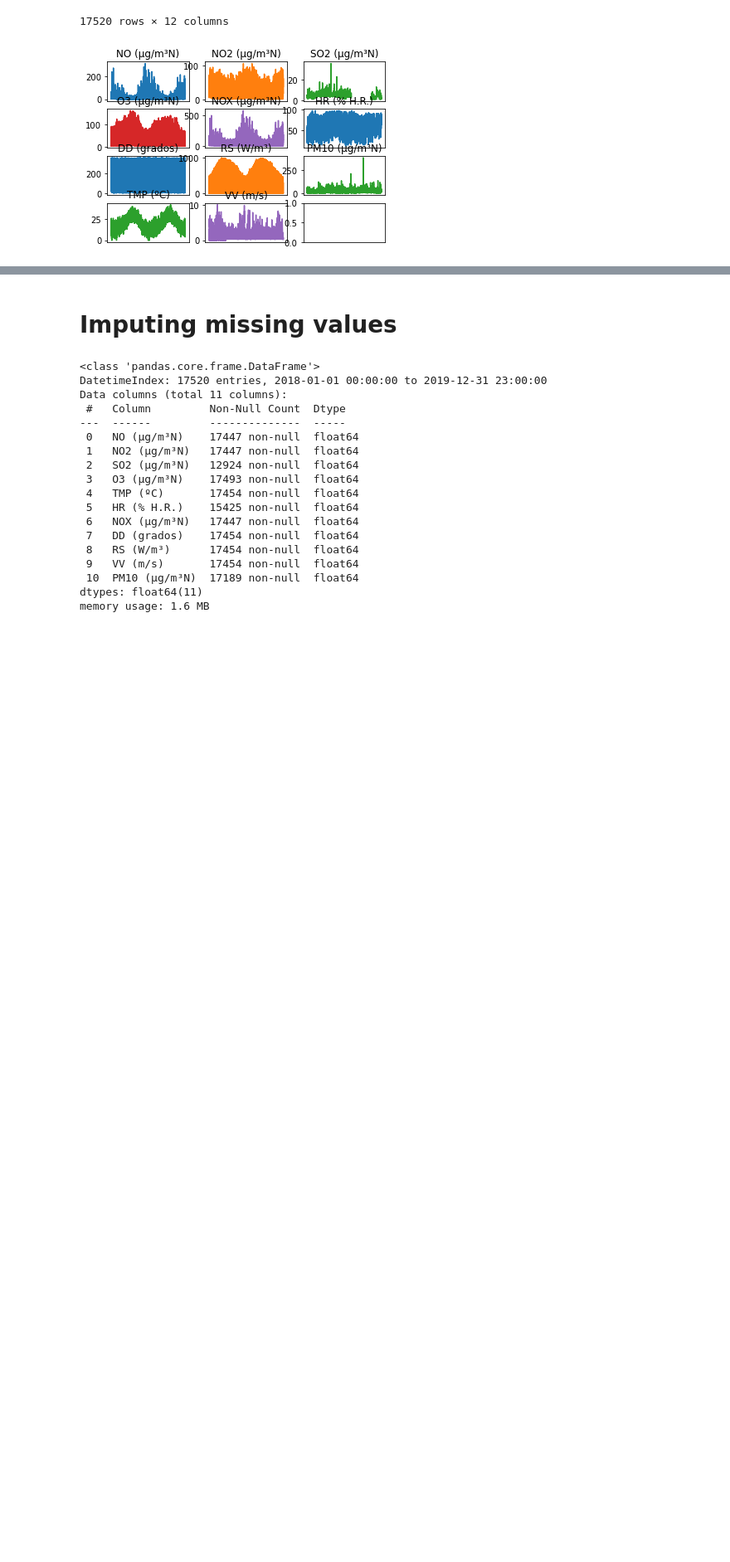
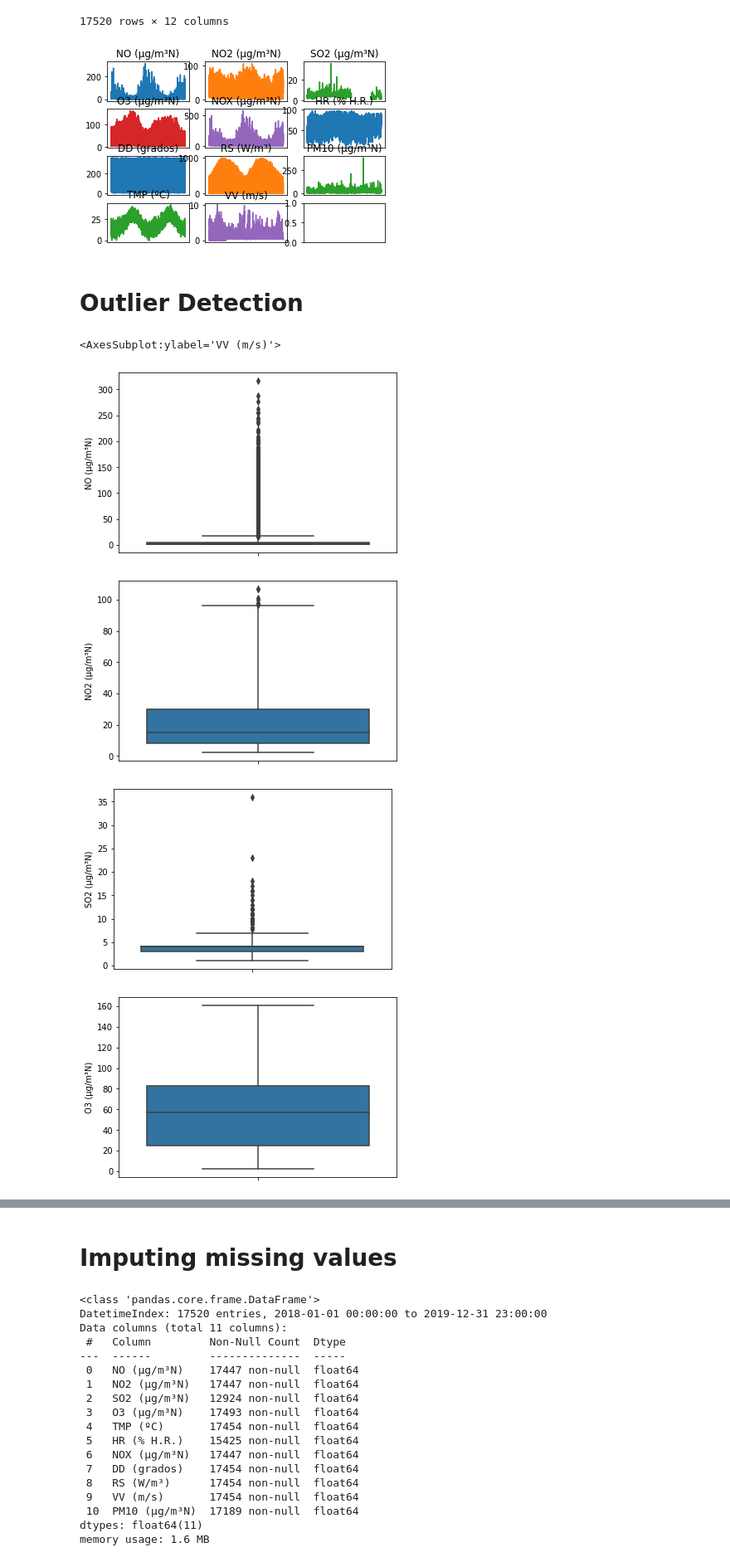
Before and after one commit to PritikaRamu/Air-Pollution-Prediction, a Jupyter notebook: Jupyter Notebook/SOP.ipynb, the cells around one changed output, grey strips where cells are left out. Shown at 83% size. Drawn from its saved outputs; the diff is of its cells as text; code cells hidden in the pictures; blank space fills up the shorter version.

Commit message:
outliers

```diff
--- a/Jupyter Notebook/SOP.ipynb
+++ b/Jupyter Notebook/SOP.ipynb
@@ -197,3 +197,46 @@ for i in [0,1,2,3]:
         axs[i, j].tick_params(axis='x',which='both', bottom=False, top=False, labelbottom=False)
 # %% [output]
 [figure]
+# %% [markdown]
+# Outlier Detection
+# %%
+%matplotlib inline
+
+plot1=plt.figure(1)
+sns.boxplot(y=alcantarilla['NO (µg/m³N)'], whis =3)
+
+plot2=plt.figure(2)
+sns.boxplot(y=alcantarilla['NO2 (µg/m³N)'], whis = 3)
+
+plot3=plt.figure(3)
+sns.boxplot(y=alcantarilla['SO2 (µg/m³N)'], whis = 3)
+
+plot4=plt.figure(4)
+sns.boxplot(y=alcantarilla['O3 (µg/m³N)'], whis = 3)
+
+plot5=plt.figure(5)
+sns.boxplot(y=alcantarilla['NOX (µg/m³N)'], whis = 3)
+
+plot6=plt.figure(6)
+sns.boxplot(y=alcantarilla['HR (% H.R.)'], whis = 3)
+
+plot7=plt.figure(7)
+sns.boxplot(y=alcantarilla['DD (grados)'], whis = 3)
+
+plot8=plt.figure(8)
+sns.boxplot(y=alcantarilla['RS (W/m³)'], whis = 3)
+
+plot9=plt.figure(9)
+sns.boxplot(y=alcantarilla['PM10 (µg/m³N)'], whis = 3)
+
+plot10=plt.figure(10)
+sns.boxplot(y=alcantarilla['TMP (ºC)'], whis = 3)
+
+plot11=plt.figure(11)
+sns.boxplot(y=alcantarilla['VV (m/s)'], whis = 3)
+# %% [output]
+<AxesSubplot:ylabel='VV (m/s)'>
+[figure, added]
+[figure, added]
+[figure, added]
+[figure, added]
```
Also changed, not shown: parts of 2 cells of this notebook, 3 other files.
